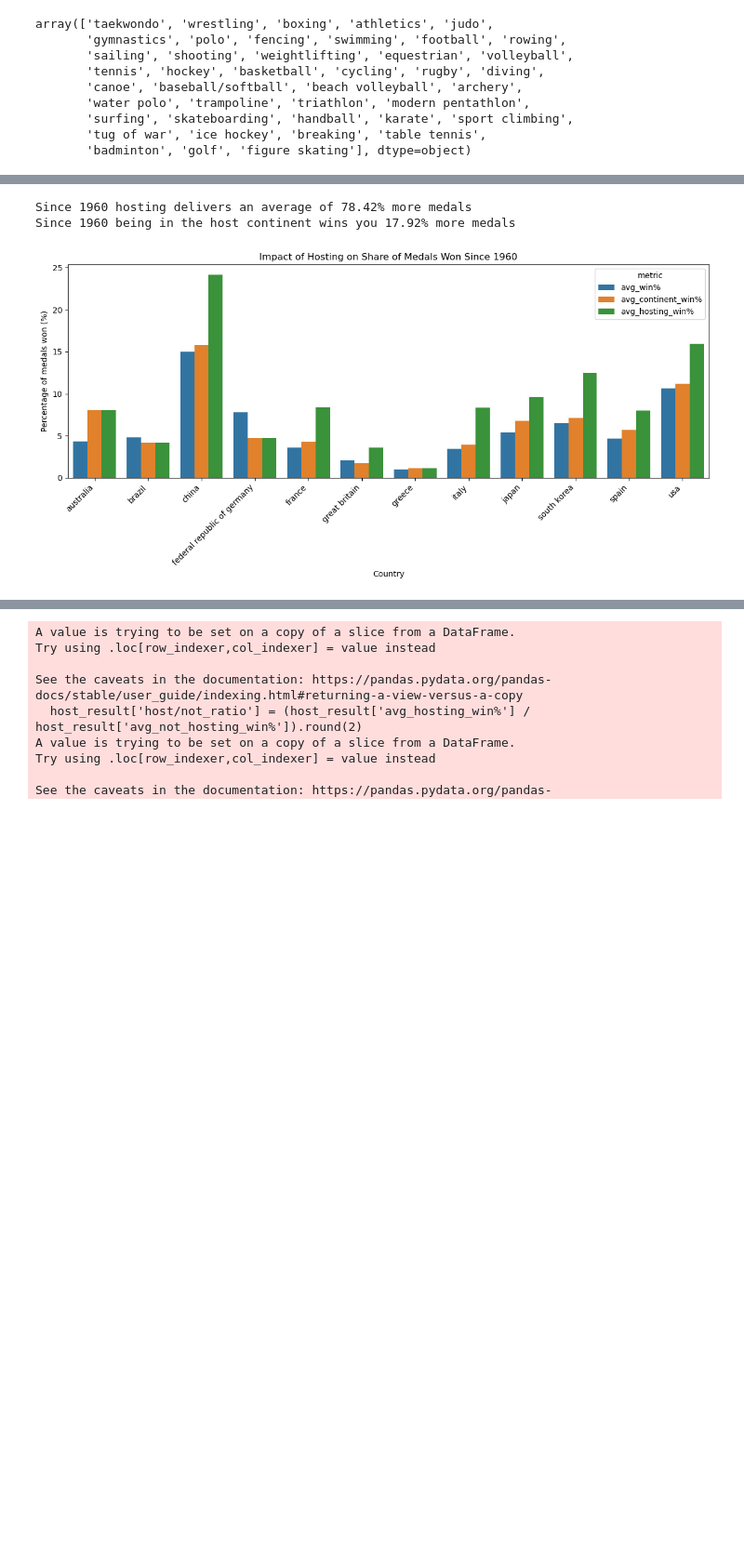
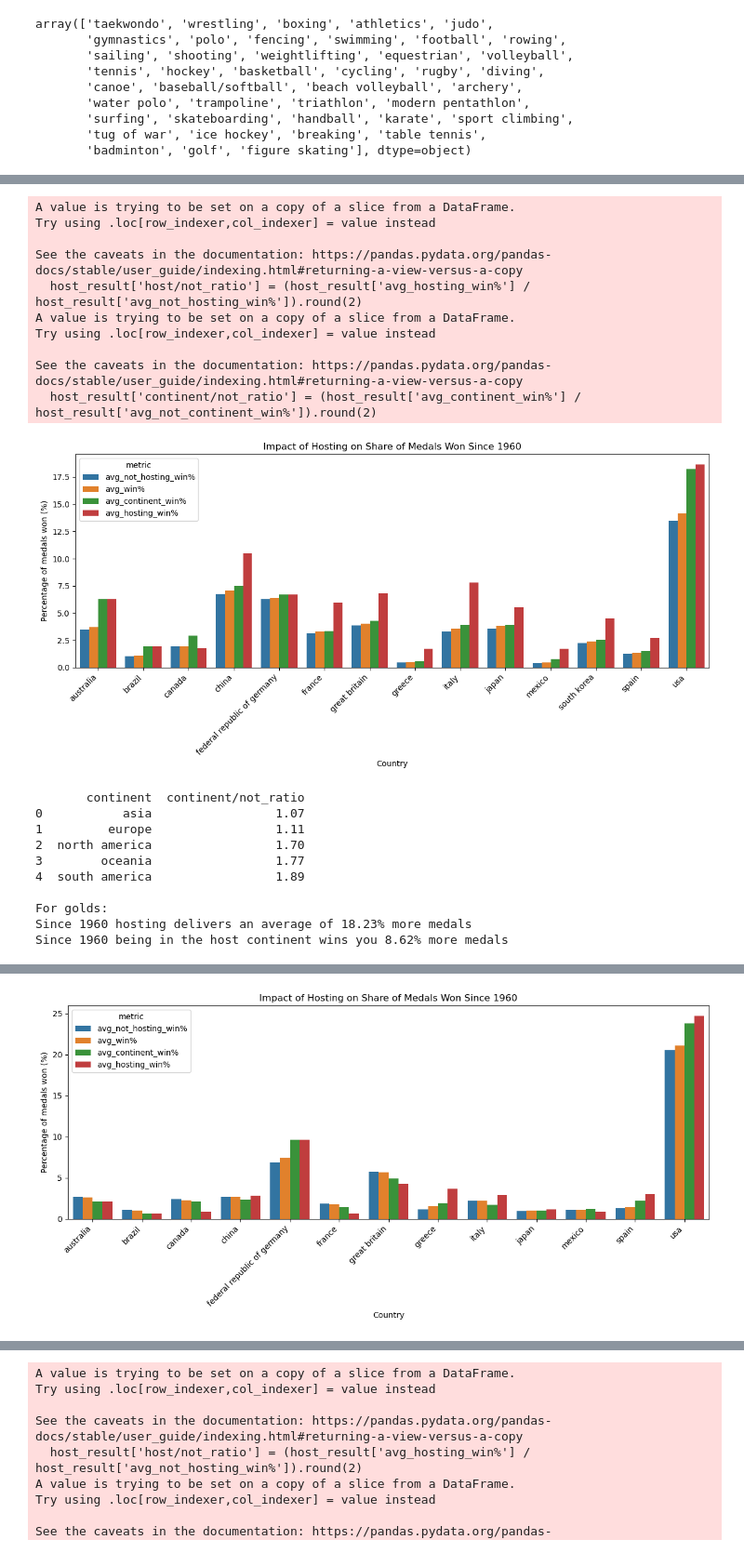
Before and after one commit to naeron75/sql-database, a Jupyter notebook: notebooks/analysis_owen.ipynb, the cells around one changed output, grey strips where cells are left out. Shown at 93% size. Cells and saved outputs as stored; diff of their text form; code cells hidden in the pictures; blank space fills up the shorter version.

```diff
--- a/notebooks/analysis_owen.ipynb
+++ b/notebooks/analysis_owen.ipynb
@@ -479,3 +479,12 @@ def chart_ratio(df, year_from=1960):
+# %%
+def continent_ratio(df):
+    cont_result = df.merge(country_df, left_on="country", right_on="country_name", how = 'left').reset_index(drop=True)
+
+    # Group by 'continent' and calculate the mean of 'continent/not_ratio'
+    mean_continent_not_ratio = cont_result.groupby('continent')['continent/not_ratio'].mean().round(2).reset_index()
+
+    # Display the result
+    print(mean_continent_not_ratio)
 # %%
 country_medals['discipline'].value_counts().head(10)
 # %% [output]
@@ -567,7 +519,41 @@ aquatic = ['swimming','rowing','sailing','diving','canoe','water polo','surfing'
 combat = ['taekwondo', 'wrestling', 'boxing', 'judo', 'fencing', 'karate']
 
 sport_df = country_medals[country_medals['discipline'].isin(ball_sports)]
+combat_df = country_medals[country_medals['discipline'].isin(combat)]
+aqua_df = country_medals[country_medals['discipline'].isin(aquatic)]
+gym_df = country_medals[country_medals['discipline'] == 'gymnastics']
+ath_df = country_medals[country_medals['discipline'] == 'athletics']
+gold_df = country_medals[country_medals['medal_type'] == 'gold']
 
-sport_df = get_ratio_data(sport_df, 1960)
-chart_ratio(sport_df, 1960)
+print("Overall:")
+result_df = get_ratio_data()
+chart_ratio(result_df)
+continent_ratio(result_df)
+print()
+
+print("For golds:")
+gold_only = get_ratio_data(ath_df, 1960)
+chart_ratio(gold_only)
+continent_ratio(gold_only)
+print()
+
+print("For ball sports:")
+get_ratio_data(sport_df, 1960)
+print()
+
+print("For combat events:")
+get_ratio_data(combat_df, 1960)
+print()
+
+print("For aquatic events:")
+get_ratio_data(aqua_df, 1960)
+print()
+
+print("For gymnastics:")
+get_ratio_data(gym_df, 1960)
+print()
+
+print("For athletics:")
+get_ratio_data(ath_df, 1960)
+print()
 # %% [output]
@@ -584,3 +563,21 @@ See the caveats in the documentation: https://pandas.pydata.org/pandas-docs/stab
-Since 1960 hosting delivers an average of 78.42% more medals
-Since 1960 being in the host continent wins you 17.92% more medals
+A value is trying to be set on a copy of a slice from a DataFrame.
+Try using .loc[row_indexer,col_indexer] = value instead
+
+See the caveats in the documentation: https://pandas.pydata.org/pandas-docs/stable/user_guide/indexing.html#returning-a-view-versus-a-copy
+  host_result['host/not_ratio'] = (host_result['avg_hosting_win%'] / host_result['avg_not_hosting_win%']).round(2)
+A value is trying to be set on a copy of a slice from a DataFrame.
+Try using .loc[row_indexer,col_indexer] = value instead
+
+See the caveats in the documentation: https://pandas.pydata.org/pandas-docs/stable/user_guide/indexing.html#returning-a-view-versus-a-copy
+  host_result['continent/not_ratio'] = (host_result['avg_continent_win%'] / host_result['avg_not_continent_win%']).round(2)
-[figure, old version]
+[figure, new version]
+       continent  continent/not_ratio
+0           asia                 1.07
+1         europe                 1.11
+2  north america                 1.70
+3        oceania                 1.77
+4  south america                 1.89
+
+For golds:
+Since 1960 hosting delivers an average of 18.23% more medals
+Since 1960 being in the host continent wins you 8.62% more medals
@@ -586,0 +594 @@ Since 1960 being in the host continent wins you 17.92% more medals
+[figure, added]
```
Also changed, not shown: parts of 11 cells of this notebook.
